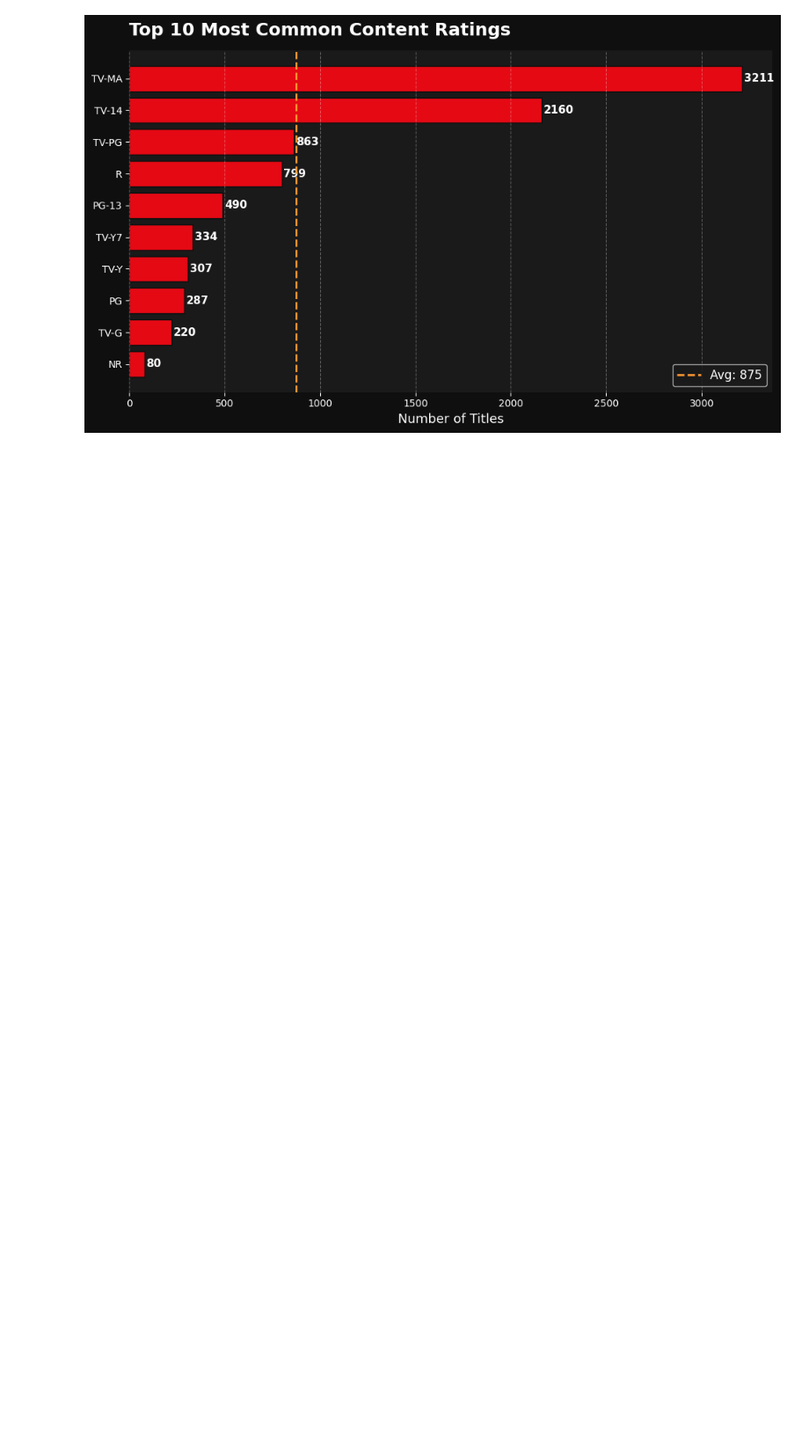
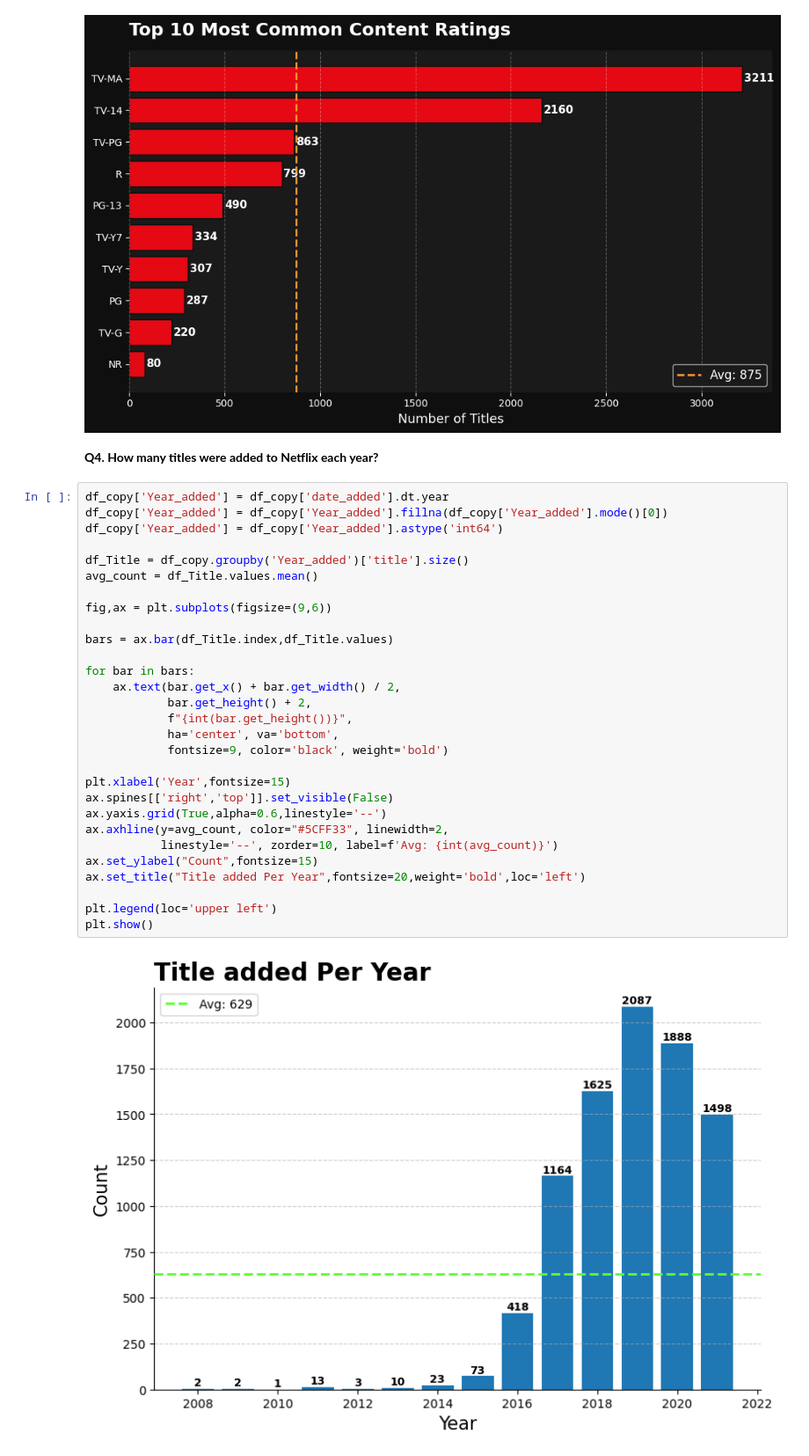
Before and after one commit to Abhaypanchal5/Data-Analytics-Portfolio, a Jupyter notebook: 04_End-To-End-Project/Netflix Analysis/NoteBook/notebook.ipynb, the cells around one changed output. Shown at 88% size. Saved outputs shown, nothing was run; the diff lists cells and outputs as text; blank space fills up the shorter version.

```diff
--- a/04_End-To-End-Project/Netflix Analysis/NoteBook/notebook.ipynb
+++ b/04_End-To-End-Project/Netflix Analysis/NoteBook/notebook.ipynb
@@ -394,3 +394,36 @@ plt.tight_layout()
 plt.show()
 # %% [output]
 [figure]
+# %% [markdown]
+**Q4. How many titles were added to Netflix each year?**
+# %%
+df_copy['Year_added'] = df_copy['date_added'].dt.year
+df_copy['Year_added'] = df_copy['Year_added'].fillna(df_copy['Year_added'].mode()[0])
+df_copy['Year_added'] = df_copy['Year_added'].astype('int64')
+
+df_Title = df_copy.groupby('Year_added')['title'].size()
+avg_count = df_Title.values.mean()
+
+fig,ax = plt.subplots(figsize=(9,6))
+
+bars = ax.bar(df_Title.index,df_Title.values)
+
+for bar in bars:
+    ax.text(bar.get_x() + bar.get_width() / 2,
+            bar.get_height() + 2,
+            f"{int(bar.get_height())}",
+            ha='center', va='bottom',
+            fontsize=9, color='black', weight='bold')
+
+plt.xlabel('Year',fontsize=15)
+ax.spines[['right','top']].set_visible(False)
+ax.yaxis.grid(True,alpha=0.6,linestyle='--')
+ax.axhline(y=avg_count, color="#5CFF33", linewidth=2,
+           linestyle='--', zorder=10, label=f'Avg: {int(avg_count)}')
+ax.set_ylabel("Count",fontsize=15)
+ax.set_title("Title added Per Year",fontsize=20,weight='bold',loc='left')
+
+plt.legend(loc='upper left')
+plt.show()
+# %% [output]
+[figure, added]
```
Also changed, not shown: parts of 4 cells of this notebook.
